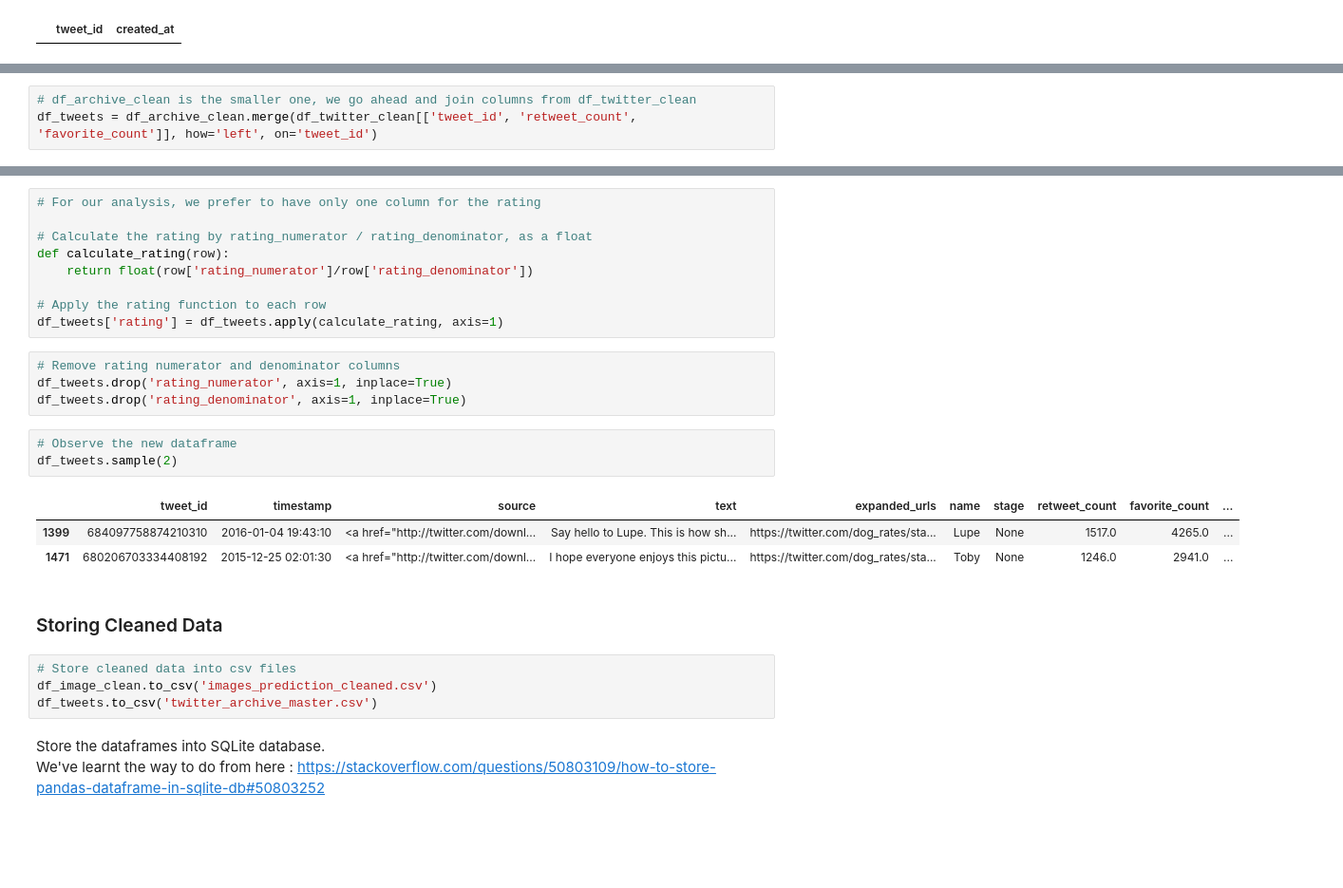
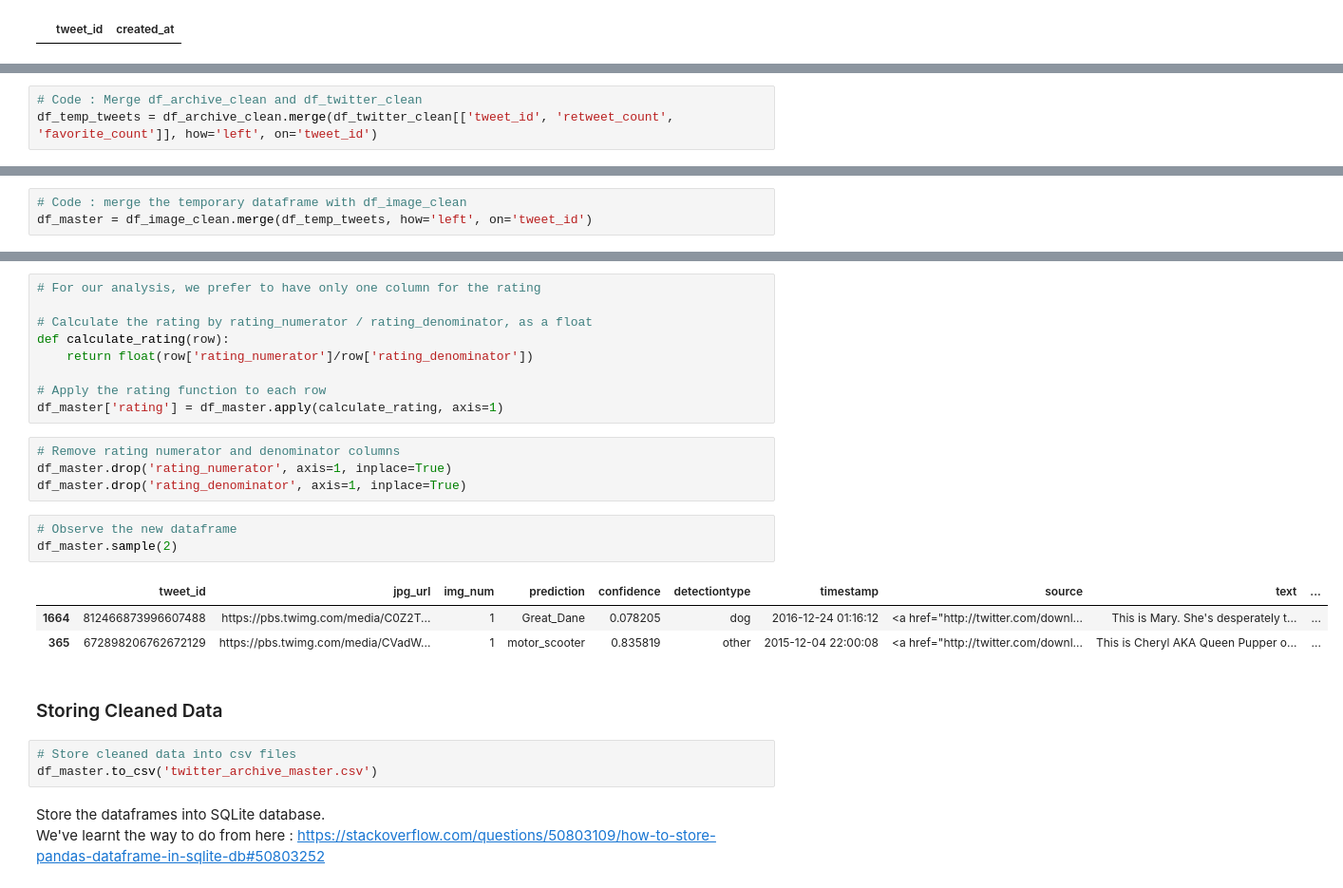
Before and after one commit to jlcossi/wrangle_and_analyze_data, a Jupyter notebook: wrangle_act.ipynb, the cells around one changed output, grey strips where cells are left out. Shown: that part at 95% size. Cells and saved outputs as stored; diff of their text form; blank space fills up the shorter version.

Commit message:
fix: reframe and clean tidiness issue 2
- reframe the previous tidiness issue 2 as quality issue 11
- create a new tidiness issue 2
- update dataframe merging as the cleaning of tidiness 2

```diff
--- a/wrangle_act.ipynb
+++ b/wrangle_act.ipynb
@@ -1088,4 +1109,4 @@ df_archive_clean.shape, df_twitter_clean.shape
 # %%
-# df_archive_clean is the smaller one, we go ahead and join columns from df_twitter_clean
-df_tweets = df_archive_clean.merge(df_twitter_clean[['tweet_id', 'retweet_count', 'favorite_count']], how='left', on='tweet_id')
+# Code : Merge df_archive_clean and df_twitter_clean
+df_temp_tweets = df_archive_clean.merge(df_twitter_clean[['tweet_id', 'retweet_count', 'favorite_count']], how='left', on='tweet_id')
 # %%
@@ -1111,0 +1117,3 @@ dtype: object
+# %%
+# Code : merge the temporary dataframe with df_image_clean
+df_master = df_image_clean.merge(df_temp_tweets, how='left', on='tweet_id')
@@ -1117,25 +1151,24 @@ def calculate_rating(row):
     return float(row['rating_numerator']/row['rating_denominator'])
 
 # Apply the rating function to each row
-df_tweets['rating'] = df_tweets.apply(calculate_rating, axis=1)
+df_master['rating'] = df_master.apply(calculate_rating, axis=1)
 # %%
 # Remove rating numerator and denominator columns
-df_tweets.drop('rating_numerator', axis=1, inplace=True)
-df_tweets.drop('rating_denominator', axis=1, inplace=True)
+df_master.drop('rating_numerator', axis=1, inplace=True)
+df_master.drop('rating_denominator', axis=1, inplace=True)
 # %%
 # Observe the new dataframe
-df_tweets.sample(2)
+df_master.sample(2)
 # %% [output]
-|  | tweet_id | timestamp | source | text | expanded_urls | name | stage | retweet_count | favorite_count | ... |
-| 1399 | 684097758874210310 | 2016-01-04 19:43:10 | <a href="http://twitter.com/downl... | Say hello to Lupe. This is how sh... | https://twitter.com/dog_rates/sta... | Lupe | None | 1517.0 | 4265.0 | ... |
-| 1471 | 680206703334408192 | 2015-12-25 02:01:30 | <a href="http://twitter.com/downl... | I hope everyone enjoys this pictu... | https://twitter.com/dog_rates/sta... | Toby | None | 1246.0 | 2941.0 | ... |
+|  | tweet_id | jpg_url | img_num | prediction | confidence | detectiontype | timestamp | source | text | ... |
+| 1664 | 812466873996607488 | https://pbs.twimg.com/media/C0Z2T... | 1 | Great_Dane | 0.078205 | dog | 2016-12-24 01:16:12 | <a href="http://twitter.com/downl... | This is Mary. She's desperately t... | ... |
+| 365 | 672898206762672129 | https://pbs.twimg.com/media/CVadW... | 1 | motor_scooter | 0.835819 | other | 2015-12-04 22:00:08 | <a href="http://twitter.com/downl... | This is Cheryl AKA Queen Pupper o... | ... |
 # %% [markdown]
 <a id='storing'></a>
 ### Storing Cleaned Data
 # %%
 # Store cleaned data into csv files
-df_image_clean.to_csv('images_prediction_cleaned.csv')
-df_tweets.to_csv('twitter_archive_master.csv')
+df_master.to_csv('twitter_archive_master.csv')
 # %% [markdown]
 Store the dataframes into SQLite database.
 We've learnt the way to do from here : https://stackoverflow.com/questions/50803109/how-to-store-pandas-dataframe-in-sqlite-db#50803252
```
Also changed, not shown: parts of 20 cells of this notebook.
